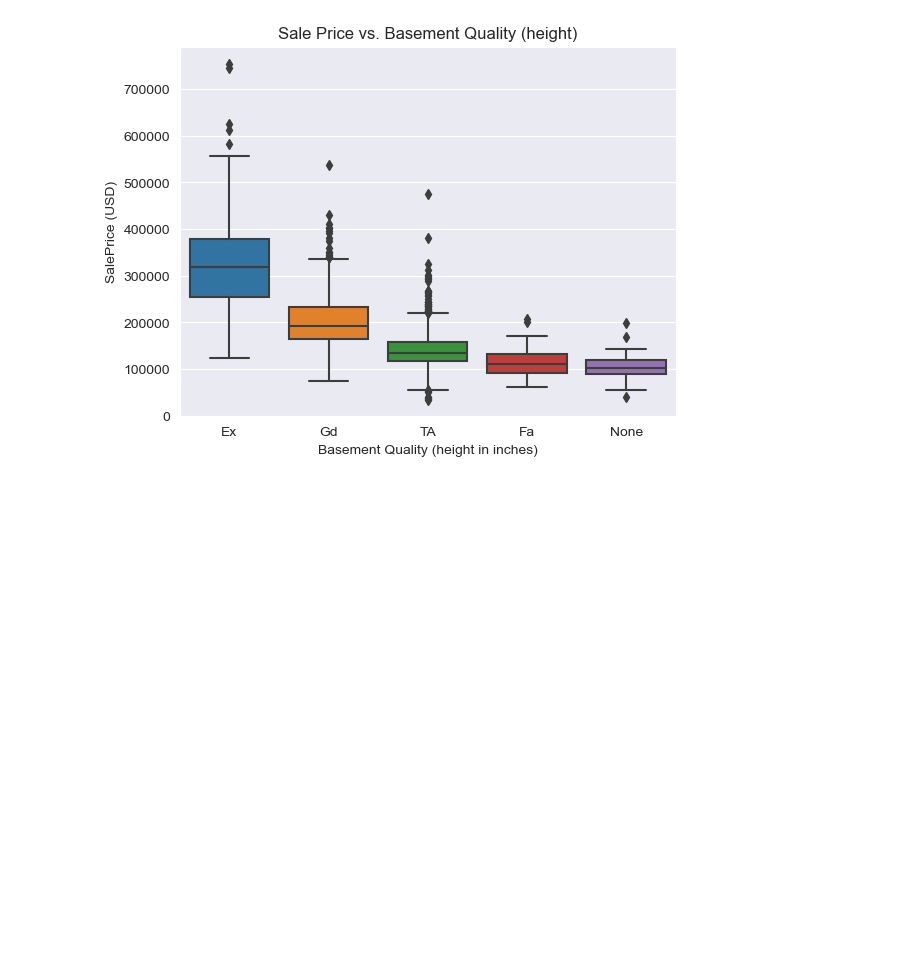
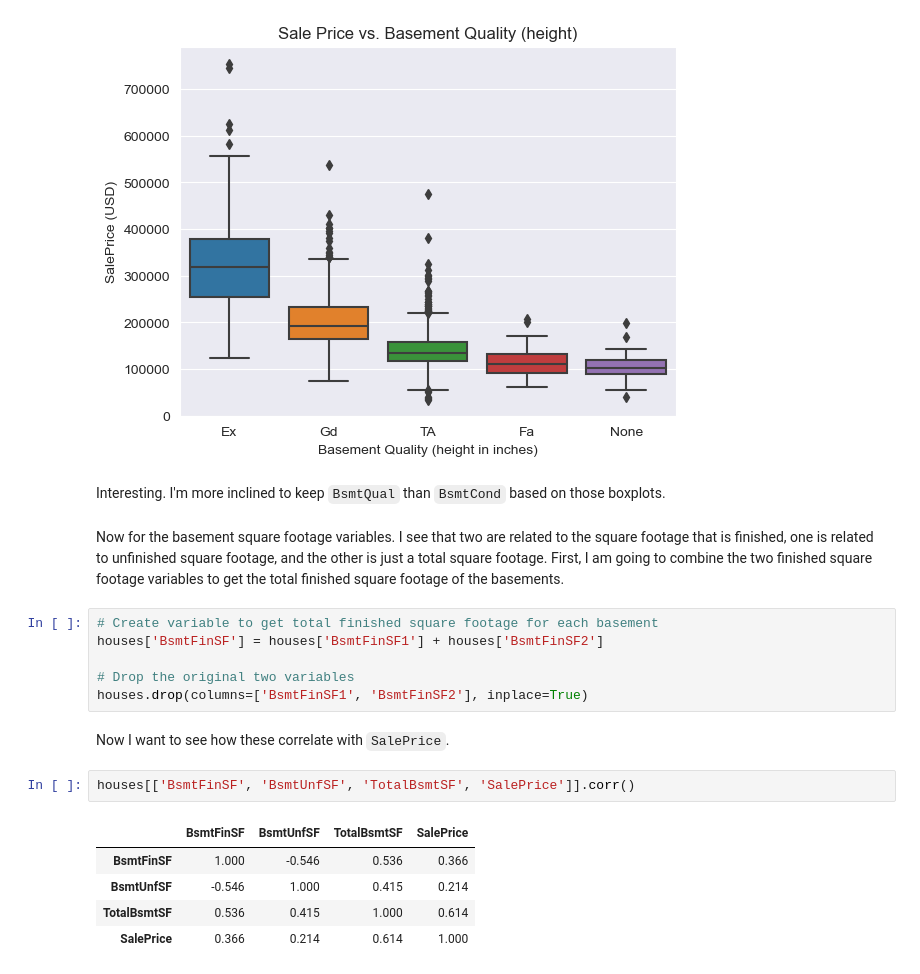
Before and after one commit to faupel15/Housing_Price_Prediction, a Jupyter notebook: Housing_Price_Prediction.ipynb, the cells around one changed output. Saved outputs shown, nothing was run; the diff lists cells and outputs as text; blank space fills up the shorter version.

```diff
--- a/Housing_Price_Prediction.ipynb
+++ b/Housing_Price_Prediction.ipynb
@@ -1197,3 +1197,23 @@ b.set_ylabel("SalePrice (USD)")
 b.set_title("Sale Price vs. Basement Quality (height)");
 # %% [output]
 [figure]
+# %% [markdown]
+Interesting. I'm more inclined to keep `BsmtQual` than `BsmtCond` based on those boxplots.
+# %% [markdown]
+Now for the basement square footage variables. I see that two are related to the square footage that is finished, one is related to unfinished square footage, and the other is just a total square footage. First, I am going to combine the two finished square footage variables to get the total finished square footage of the basements.
+# %%
+# Create variable to get total finished square footage for each basement
+houses['BsmtFinSF'] = houses['BsmtFinSF1'] + houses['BsmtFinSF2']
+
+# Drop the original two variables
+houses.drop(columns=['BsmtFinSF1', 'BsmtFinSF2'], inplace=True)
+# %% [markdown]
+Now I want to see how these correlate with `SalePrice`.
+# %%
+houses[['BsmtFinSF', 'BsmtUnfSF', 'TotalBsmtSF', 'SalePrice']].corr()
+# %% [output]
+|  | BsmtFinSF | BsmtUnfSF | TotalBsmtSF | SalePrice |
+| BsmtFinSF | 1.000 | -0.546 | 0.536 | 0.366 |
+| BsmtUnfSF | -0.546 | 1.000 | 0.415 | 0.214 |
+| TotalBsmtSF | 0.536 | 0.415 | 1.000 | 0.614 |
+| SalePrice | 0.366 | 0.214 | 0.614 | 1.000 |
```
Also changed, not shown: parts of 4 cells of this notebook, 1 other file.
